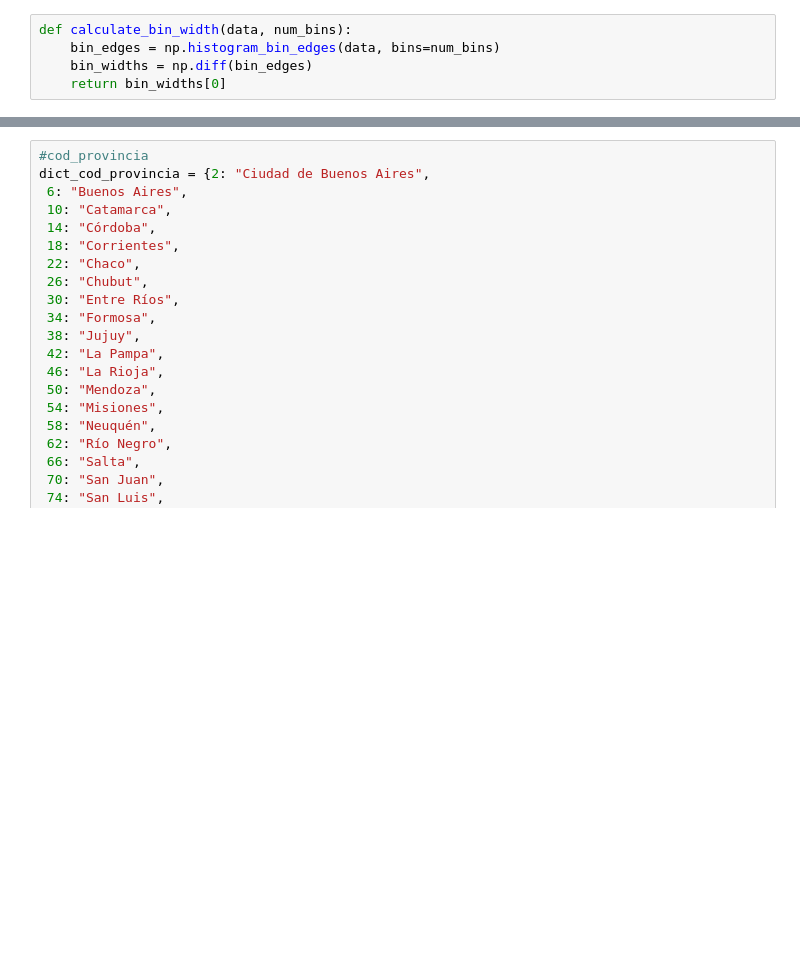
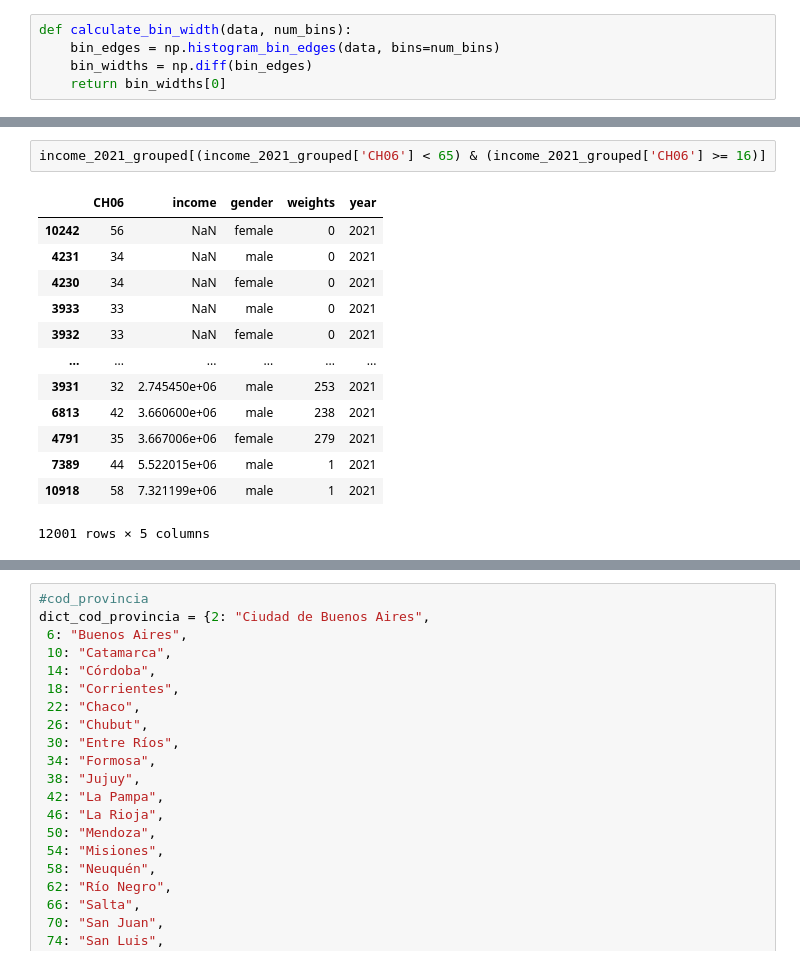
Before and after one commit to datos-Fundar/indice-mercado-trabajo-ingresos, a Jupyter notebook: scripts/04_chequeo_EPH.ipynb, the cells around one changed output, grey strips where cells are left out. Cells and saved outputs as stored; diff of their text form; blank space fills up the shorter version.

```diff
--- a/scripts/04_chequeo_EPH.ipynb
+++ b/scripts/04_chequeo_EPH.ipynb
@@ -229,0 +234,16 @@ plot_income_histogram(income_2022_grouped, 0, 200000, 0, 3000000, pathfigs + 'di
+# %%
+income_2021_grouped[(income_2021_grouped['CH06'] < 65) & (income_2021_grouped['CH06'] >= 16)]
+# %% [output]
+|  | CH06 | income | gender | weights | year |
+| 10242 | 56 | NaN | female | 0 | 2021 |
+| 4231 | 34 | NaN | male | 0 | 2021 |
+| 4230 | 34 | NaN | female | 0 | 2021 |
+| 3933 | 33 | NaN | male | 0 | 2021 |
+| 3932 | 33 | NaN | female | 0 | 2021 |
+| ... | ... | ... | ... | ... | ... |
+| 3931 | 32 | 2.745450e+06 | male | 253 | 2021 |
+| 6813 | 42 | 3.660600e+06 | male | 238 | 2021 |
+| 4791 | 35 | 3.667006e+06 | female | 279 | 2021 |
+| 7389 | 44 | 5.522015e+06 | male | 1 | 2021 |
+| 10918 | 58 | 7.321199e+06 | male | 1 | 2021 |
+12001 rows × 5 columns
```
Also changed, not shown: parts of 24 cells of this notebook, 11 other files.
